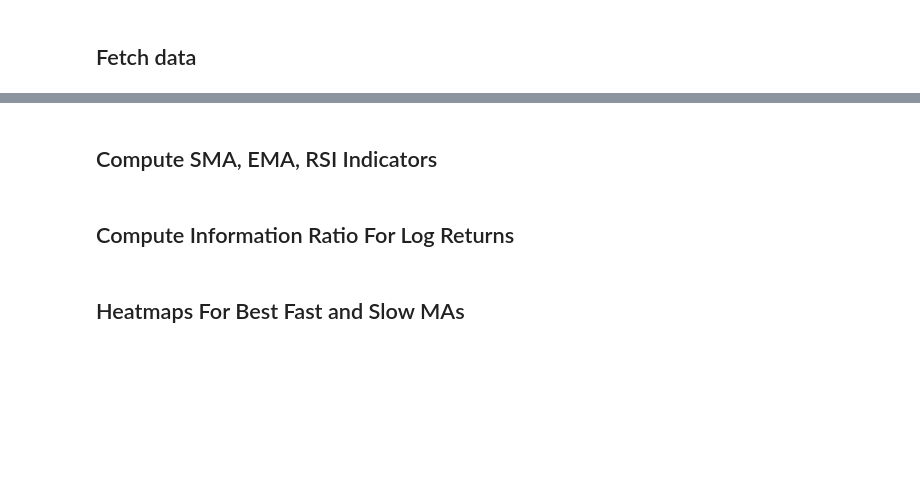
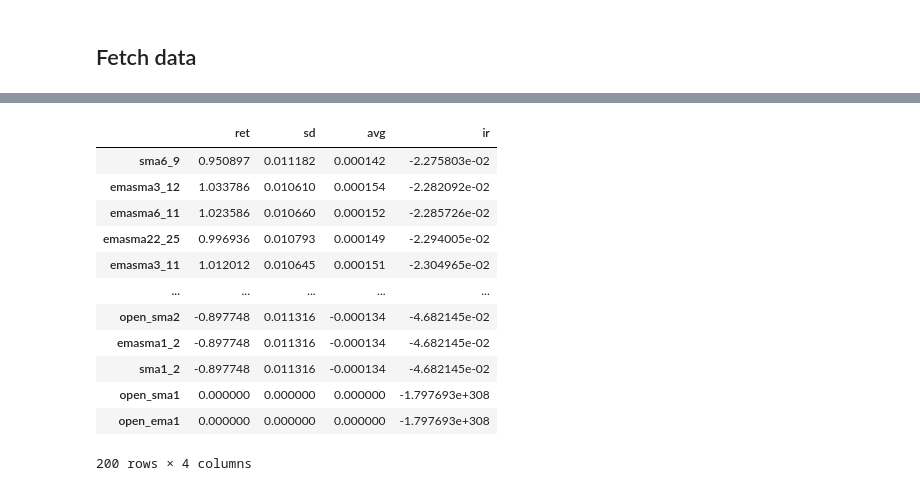
Before and after one commit to flanfly/studies, a Jupyter notebook: momentum.ipynb, the cells around one changed output, grey strips where cells are left out. Saved outputs shown, nothing was run; the diff lists cells and outputs as text; code cells hidden in the pictures; blank space fills up the shorter version.

```diff
--- a/momentum.ipynb
+++ b/momentum.ipynb
@@ -116,4 +93,0 @@ df.head()
-# %% [markdown]
-## Compute SMA, EMA, RSI Indicators
-# %% [markdown]
-## Compute Information Ratio For Log Returns
@@ -137,2 +93,0 @@ res.head()
-# %% [markdown]
-## Heatmaps For Best Fast and Slow MAs
@@ -139 +146,44 @@ res.head()
+# %%
+# signal returns
+
+import functools as fc
+import itertools as it
+import pandas as pd
+import numpy as np
+import matplotlib.pyplot as plt
+import re
+import os
+
+df = pd.read_parquet(os.path.join('derived','qqq-2025-11-14-mom-signals.parquet'))
+
+signals = list(filter(lambda c: re.match(r'^(open_.+)|(.ma\d+_.+)|(rsi.+)|(emasma.+)$', c), df.columns.values))
+
+eodret = np.log(df.open / df.shift(1).open).shift(-1)
+
+res = pd.DataFrame(np.nan, index=signals, columns=('ret','sd','avg'))
+res.loc['benchmark'] = [eodret.sum(), eodret.std(), eodret.mean()]
+
+for s in signals:
+    perf = eodret.where(df[s] > 0, 0)
+    res.loc[s] = [perf.sum(), perf.std(), perf.mean()]
+
+res['ir'] = np.nan_to_num((res.avg - res.loc['benchmark'].avg) / res.sd)
+res.sort_values(['ir'],inplace=True, ascending=False)
+
+# best strategies
+res.iloc[-200:]
+# %% [output]
+|  | ret | sd | avg | ir |
+| sma6_9 | 0.950897 | 0.011182 | 0.000142 | -2.275803e-02 |
+| emasma3_12 | 1.033786 | 0.010610 | 0.000154 | -2.282092e-02 |
+| emasma6_11 | 1.023586 | 0.010660 | 0.000152 | -2.285726e-02 |
+| emasma22_25 | 0.996936 | 0.010793 | 0.000149 | -2.294005e-02 |
+| emasma3_11 | 1.012012 | 0.010645 | 0.000151 | -2.304965e-02 |
+| ... | ... | ... | ... | ... |
+| open_sma2 | -0.897748 | 0.011316 | -0.000134 | -4.682145e-02 |
+| emasma1_2 | -0.897748 | 0.011316 | -0.000134 | -4.682145e-02 |
+| sma1_2 | -0.897748 | 0.011316 | -0.000134 | -4.682145e-02 |
+| open_sma1 | 0.000000 | 0.000000 | 0.000000 | -1.797693e+308 |
+| open_ema1 | 0.000000 | 0.000000 | 0.000000 | -1.797693e+308 |
+200 rows × 4 columns
 # %%
```
Also changed, not shown: parts of 7 cells of this notebook, 2 other files.
